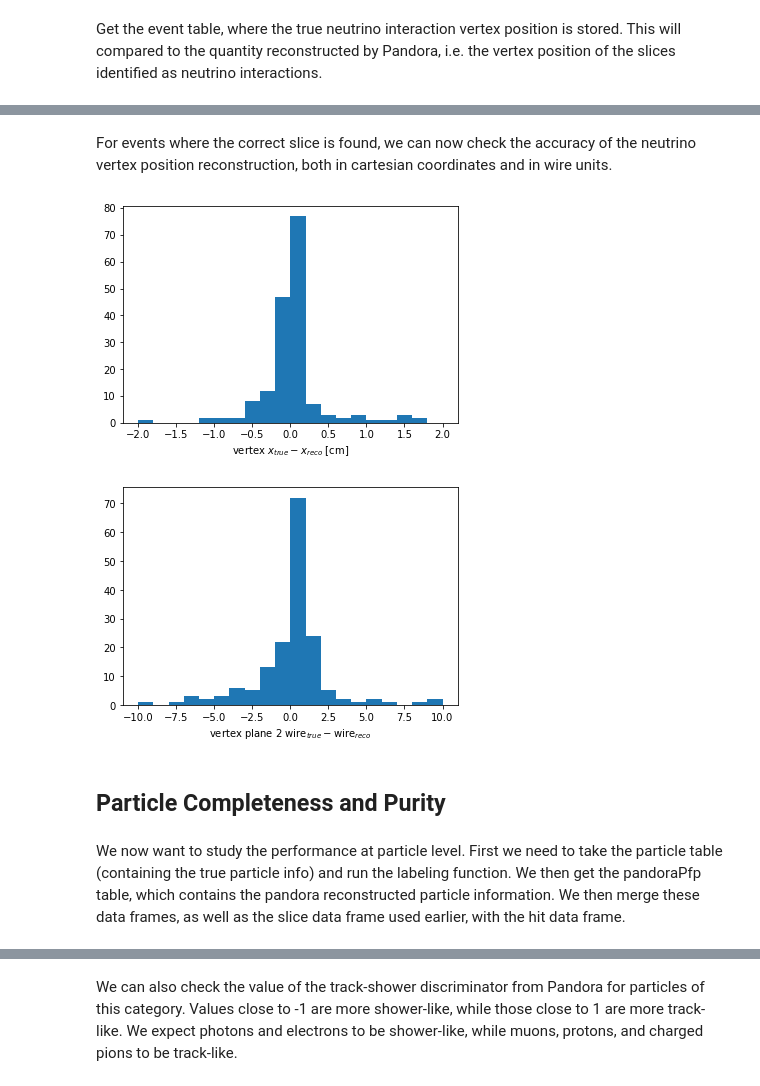
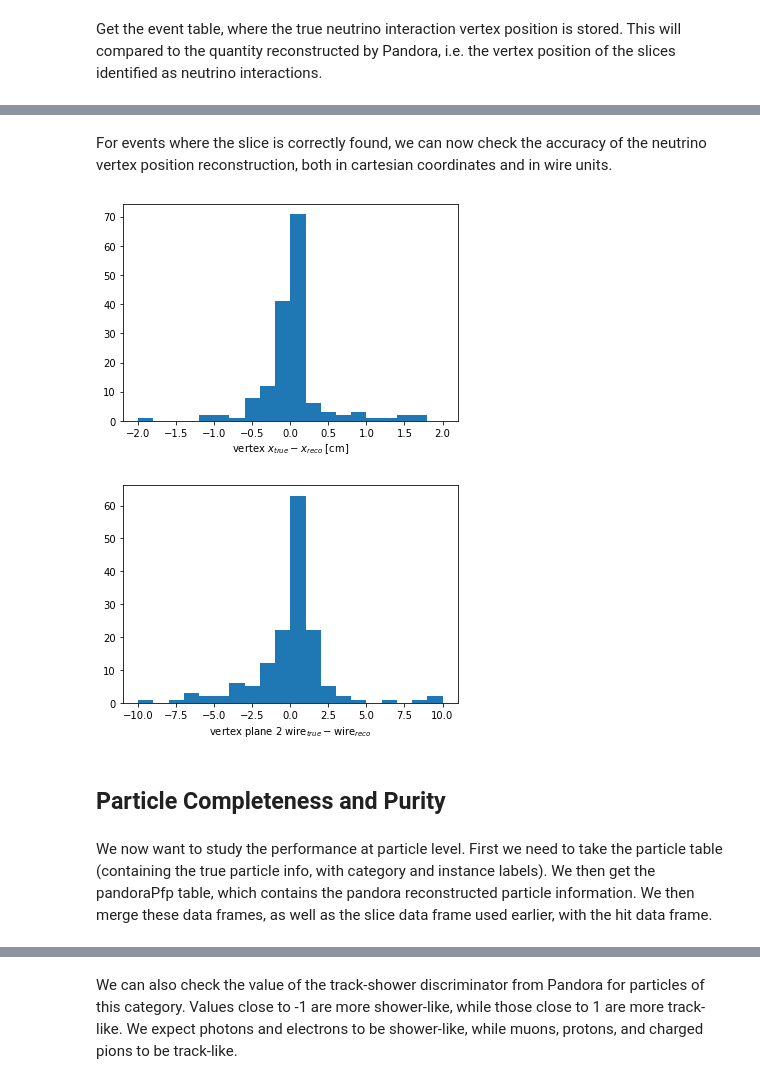
Before and after one commit to cerati/ubopendata, a Jupyter notebook: Pandora metrics.ipynb, the cells around one changed output, grey strips where cells are left out. Cells and saved outputs as stored; diff of their text form; code cells hidden in the pictures.

```diff
--- a/Pandora metrics.ipynb
+++ b/Pandora metrics.ipynb
@@ -106,6 +99,5 @@ primary
 # %% [markdown]
 Since slices identified as cosmics may contain more than one identified cosmic interaction, if we want to study slice properties we need to identify these cases and drop the corresponding duplicate entries. By merging with the slicehits dataframe we now have access to both the slice hits and slice indentification infomation.
 # %%
-slices = primary.drop_duplicates(["run","sub","evt","slice_id"])
-slices = slices.merge(slicehits, on=["run","sub","evt","slice_id"], how='left')
-slices
+slices = primary.drop_duplicates(["evt_idx","slice_id"])
+slices = slices.merge(slicehits, on=["evt_idx","slice_id"], how='left')
@@ -148,5 +155,4 @@ plt.show()
 # %% [markdown]
 Get the event table, where the true neutrino interaction vertex position is stored. This will compared to the quantity reconstructed by Pandora, i.e. the vertex position of the slices identified as neutrino interactions.
 # %%
-event = Table2DataFrame(f["event_table"])
-event
+event = f.get_dataframe_evt("event_table")
@@ -169,5 +161,6 @@ Merge the event data frame with the Pandora primary data frame (for neutrino sli
+# %%
+mostnuslice = slices.sort_values(by=['nuslhits'], ascending=False).drop_duplicates(["evt_idx"]).sort_values(by=['evt_idx'])
 # %%
-event = event.merge(primary.query('pdg==12 or pdg==14'), on=["run","sub","evt"], how='left')
-event['pdg'] = event['pdg'].fillna(-1)
-event['inActiveVol'] = event.apply(lambda x: isPosInActiveVolume(x.nu_vtx_0, x.nu_vtx_1, x.nu_vtx_2), axis=1)
-event
+event = event.merge(mostnuslice, on=["evt_idx"], how='left')
+event['slice_pdg'] = event['slice_pdg'].fillna(-1)
+event['inActiveVol'] = event.apply(lambda x: isPosInActiveVolume(x.nu_vtx_x, x.nu_vtx_y, x.nu_vtx_z), axis=1)
@@ -223,19 +196,19 @@ plt.show()
 # %% [markdown]
-For events where the correct slice is found, we can now check the accuracy of the neutrino vertex position reconstruction, both in cartesian coordinates and in wire units.
+For events where the slice is correctly found, we can now check the accuracy of the neutrino vertex position reconstruction, both in cartesian coordinates and in wire units.
 # %%
-nuvtx = event.query('pdg>0 and is_cc==1 and inActiveVol==True')
+nuvtx = event.query('(slice_pdg==12 or slice_pdg==14) and slice_pdg>0 and is_cc==1 and inActiveVol==True')
 
-plt.hist(nuvtx['nu_vtx_corr_0']-nuvtx['vtx_0'],bins=np.linspace(-2,2,21))
+plt.hist(nuvtx.eval('nu_vtx_corr_x-vtx_x'),bins=np.linspace(-2,2,21))
 plt.xlabel(r'vertex $x_{true}-x_{reco}$ [cm]')
 plt.show()
 
-plt.hist(nuvtx['nu_vtx_wire_pos_2']-nuvtx['vtx_wire_pos_2'],bins=np.linspace(-10,10,21))
+plt.hist(nuvtx.eval('nu_vtx_wire_pos_2-vtx_wire_pos_2'),bins=np.linspace(-10,10,21))
 plt.xlabel(r'vertex plane 2 wire$_{true}-$wire$_{reco}$')
 plt.show()
 # %% [output]
-[figure, old version]
+[figure, new version]
-[figure, old version]
+[figure, new version]
 # %% [markdown]
 ## Particle Completeness and Purity
 # %% [markdown]
-We now want to study the performance at particle level. First we need to take the particle table (containing the true particle info) and run the labeling function. We then get the pandoraPfp table, which contains the pandora reconstructed particle information. We then merge these data frames, as well as the slice data frame used earlier, with the hit data frame.
+We now want to study the performance at particle level. First we need to take the particle table (containing the true particle info, with category and instance labels). We then get the pandoraPfp table, which contains the pandora reconstructed particle information. We then merge these data frames, as well as the slice data frame used earlier, with the hit data frame.
```
Also changed, not shown: parts of 43 cells of this notebook, 5 other files.
